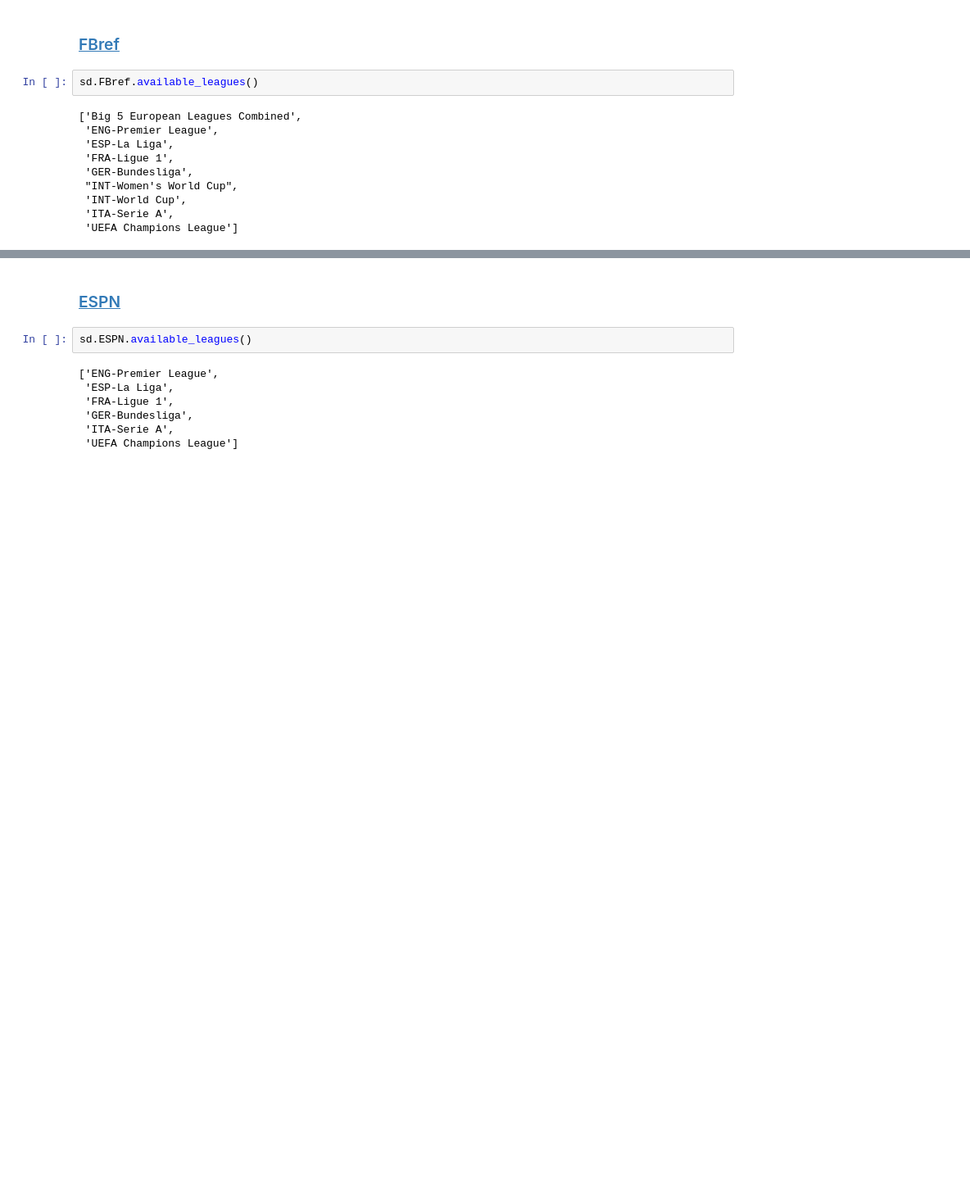
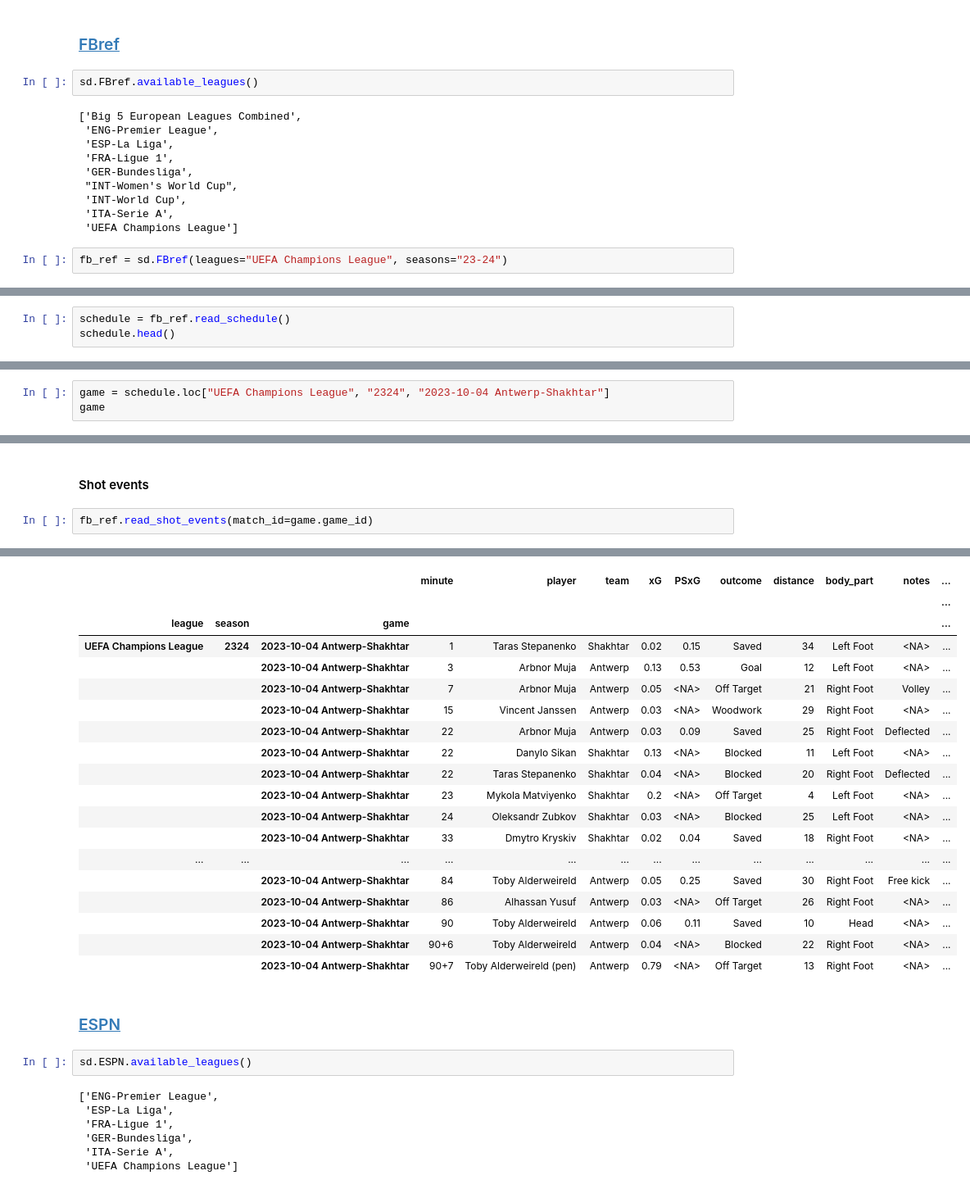
Before and after one commit to Football-Analytics-UCU/Shakhtar-Donetsk, a Jupyter notebook: notebooks/data.ipynb, the cells around one changed output, grey strips where cells are left out. Shown: that part at 82% size. Saved outputs shown, nothing was run; the diff lists cells and outputs as text; blank space fills up the shorter version.

```diff
--- a/notebooks/data.ipynb
+++ b/notebooks/data.ipynb
@@ -24,3 +24,5 @@ sd.FBref.available_leagues()
  'INT-World Cup',
  'ITA-Serie A',
  'UEFA Champions League']
+# %%
+fb_ref = sd.FBref(leagues="UEFA Champions League", seasons="23-24")
@@ -26,0 +48,3 @@ sd.FBref.available_leagues()
+# %%
+schedule = fb_ref.read_schedule()
+schedule.head()
@@ -26,0 +61,3 @@ sd.FBref.available_leagues()
+# %%
+game = schedule.loc["UEFA Champions League", "2324", "2023-10-04 Antwerp-Shakhtar"]
+game
@@ -26,0 +105,5 @@ sd.FBref.available_leagues()
+# %% [markdown]
+#### Shot events
+# %%
+fb_ref.read_shot_events(match_id=game.game_id)
+# %% [output]
@@ -27,3 +111,22 @@ sd.FBref.available_leagues()
+|  |  |  | minute | player | team | xG | PSxG | outcome | distance | body_part | notes | ... |
+|  |  |  |  |  |  |  |  |  |  |  |  | ... |
+| league | season | game |  |  |  |  |  |  |  |  |  | ... |
+| UEFA Champions League | 2324 | 2023-10-04 Antwerp-Shakhtar | 1 | Taras Stepanenko | Shakhtar | 0.02 | 0.15 | Saved | 34 | Left Foot | <NA> | ... |
+|  |  | 2023-10-04 Antwerp-Shakhtar | 3 | Arbnor Muja | Antwerp | 0.13 | 0.53 | Goal | 12 | Left Foot | <NA> | ... |
+|  |  | 2023-10-04 Antwerp-Shakhtar | 7 | Arbnor Muja | Antwerp | 0.05 | <NA> | Off Target | 21 | Right Foot | Volley | ... |
+|  |  | 2023-10-04 Antwerp-Shakhtar | 15 | Vincent Janssen | Antwerp | 0.03 | <NA> | Woodwork | 29 | Right Foot | <NA> | ... |
+|  |  | 2023-10-04 Antwerp-Shakhtar | 22 | Arbnor Muja | Antwerp | 0.03 | 0.09 | Saved | 25 | Right Foot | Deflected | ... |
+|  |  | 2023-10-04 Antwerp-Shakhtar | 22 | Danylo Sikan | Shakhtar | 0.13 | <NA> | Blocked | 11 | Left Foot | <NA> | ... |
+|  |  | 2023-10-04 Antwerp-Shakhtar | 22 | Taras Stepanenko | Shakhtar | 0.04 | <NA> | Blocked | 20 | Right Foot | Deflected | ... |
+|  |  | 2023-10-04 Antwerp-Shakhtar | 23 | Mykola Matviyenko | Shakhtar | 0.2 | <NA> | Off Target | 4 | Left Foot | <NA> | ... |
+|  |  | 2023-10-04 Antwerp-Shakhtar | 24 | Oleksandr Zubkov | Shakhtar | 0.03 | <NA> | Blocked | 25 | Left Foot | <NA> | ... |
+|  |  | 2023-10-04 Antwerp-Shakhtar | 33 | Dmytro Kryskiv | Shakhtar | 0.02 | 0.04 | Saved | 18 | Right Foot | <NA> | ... |
+| ... | ... | ... | ... | ... | ... | ... | ... | ... | ... | ... | ... | ... |
+|  |  | 2023-10-04 Antwerp-Shakhtar | 84 | Toby Alderweireld | Antwerp | 0.05 | 0.25 | Saved | 30 | Right Foot | Free kick | ... |
+|  |  | 2023-10-04 Antwerp-Shakhtar | 86 | Alhassan Yusuf | Antwerp | 0.03 | <NA> | Off Target | 26 | Right Foot | <NA> | ... |
+|  |  | 2023-10-04 Antwerp-Shakhtar | 90 | Toby Alderweireld | Antwerp | 0.06 | 0.11 | Saved | 10 | Head | <NA> | ... |
+|  |  | 2023-10-04 Antwerp-Shakhtar | 90+6 | Toby Alderweireld | Antwerp | 0.04 | <NA> | Blocked | 22 | Right Foot | <NA> | ... |
+|  |  | 2023-10-04 Antwerp-Shakhtar | 90+7 | Toby Alderweireld (pen) | Antwerp | 0.79 | <NA> | Off Target | 13 | Right Foot | <NA> | ... |
 # %% [markdown]
 ### [ESPN](https://github.com/probberechts/soccerdata/blob/master/soccerdata/espn.py)
 # %%
```
Also changed, not shown: parts of 16 cells of this notebook.
